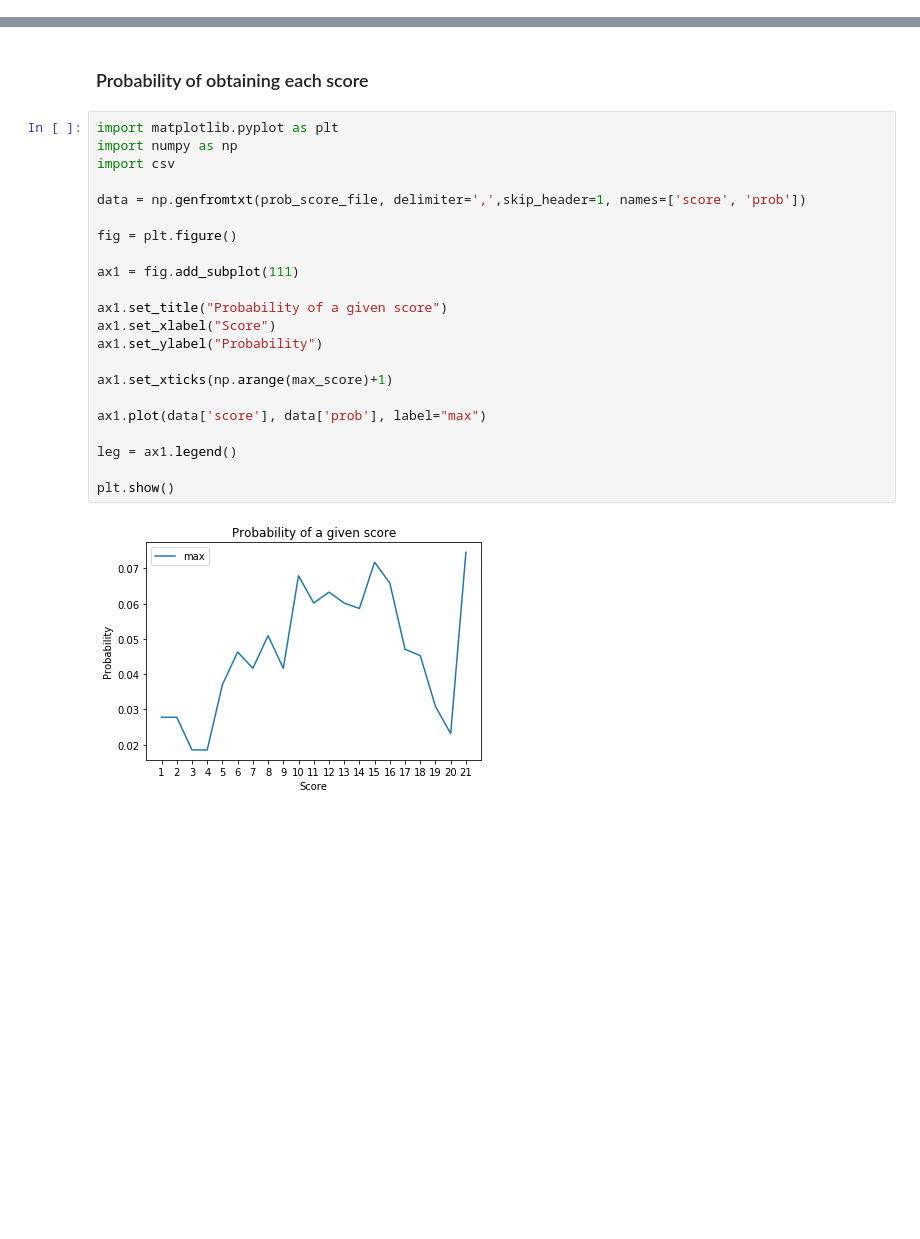
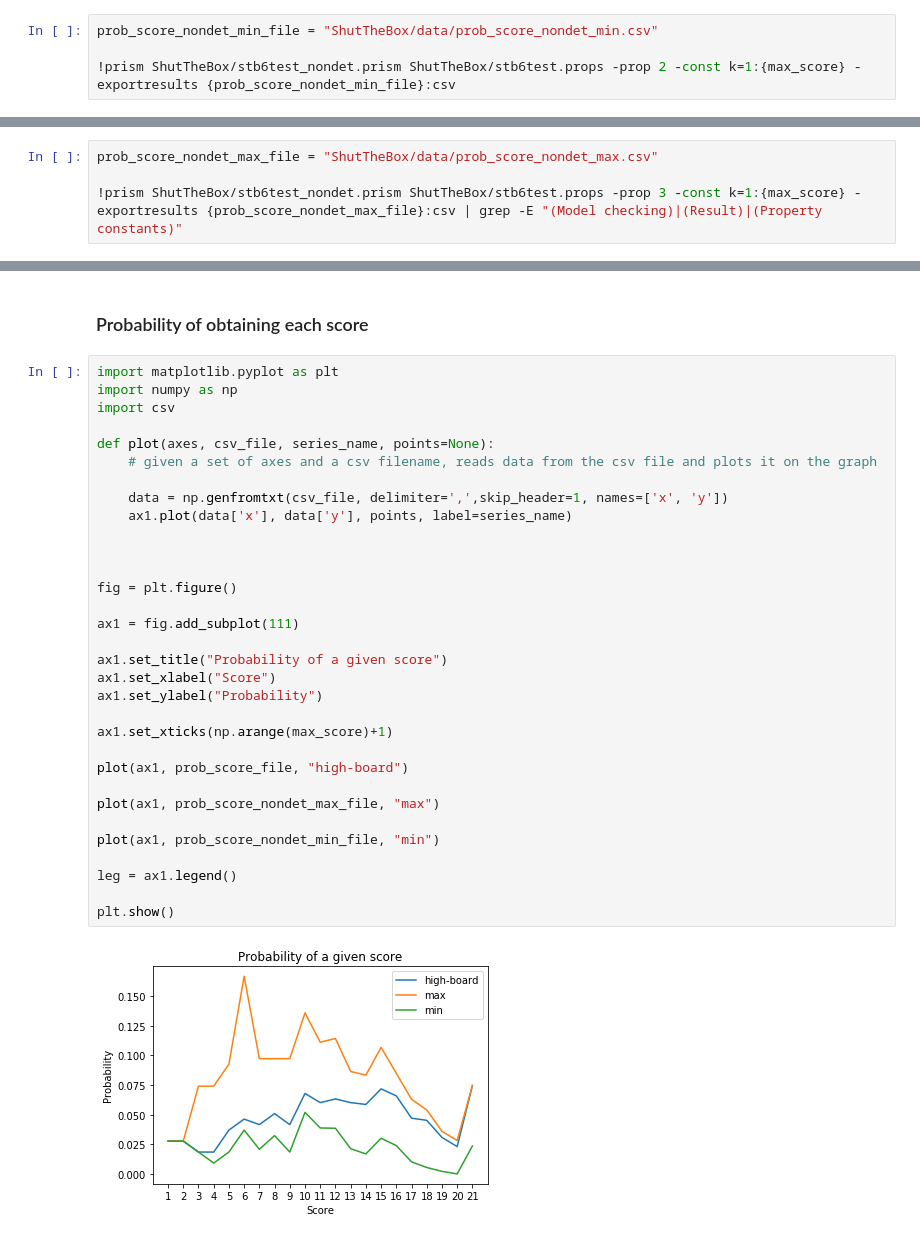
Before and after one commit to LewisDyer/StochasticGames, a Jupyter notebook: src/ShutTheBox.ipynb, the cells around one changed output, grey strips where cells are left out. Cells and saved outputs as stored; diff of their text form; blank space fills up the shorter version.

Commit message:
Added visualisations to experiment environment

```diff
--- a/src/ShutTheBox.ipynb
+++ b/src/ShutTheBox.ipynb
@@ -103,0 +110,4 @@ Exporting results to file "ShutTheBox/data/prob_score.csv"...
+# %%
+prob_score_nondet_min_file = "ShutTheBox/data/prob_score_nondet_min.csv"
+
+!prism ShutTheBox/stb6test_nondet.prism ShutTheBox/stb6test.props -prop 2 -const k=1:{max_score} -exportresults {prob_score_nondet_min_file}:csv
@@ -103,0 +132,4 @@ Exporting results to file "ShutTheBox/data/prob_score.csv"...
+# %%
+prob_score_nondet_max_file = "ShutTheBox/data/prob_score_nondet_max.csv"
+
+!prism ShutTheBox/stb6test_nondet.prism ShutTheBox/stb6test.props -prop 3 -const k=1:{max_score} -exportresults {prob_score_nondet_max_file}:csv | grep -E "(Model checking)|(Result)|(Property constants)"
@@ -175,24 +257,34 @@ Exporting results to file "ShutTheBox/data/cum_prob.csv"...
 # %%
 import matplotlib.pyplot as plt
 import numpy as np
 import csv
 
-data = np.genfromtxt(prob_score_file, delimiter=',',skip_header=1, names=['score', 'prob'])
+def plot(axes, csv_file, series_name, points=None):
+    # given a set of axes and a csv filename, reads data from the csv file and plots it on the graph
+
+    data = np.genfromtxt(csv_file, delimiter=',',skip_header=1, names=['x', 'y'])
+    ax1.plot(data['x'], data['y'], points, label=series_name)
+
+
 
 fig = plt.figure()
 
 ax1 = fig.add_subplot(111)
 
 ax1.set_title("Probability of a given score")
 ax1.set_xlabel("Score")
 ax1.set_ylabel("Probability")
 
 ax1.set_xticks(np.arange(max_score)+1)
 
-ax1.plot(data['score'], data['prob'], label="max")
+plot(ax1, prob_score_file, "high-board")
+
+plot(ax1, prob_score_nondet_max_file, "max")
+
+plot(ax1, prob_score_nondet_min_file, "min")
 
 leg = ax1.legend()
 
 plt.show()
 # %% [output]
-[figure, old version]
+[figure, new version]
```
Also changed, not shown: parts of 13 cells of this notebook, 4 other files.
